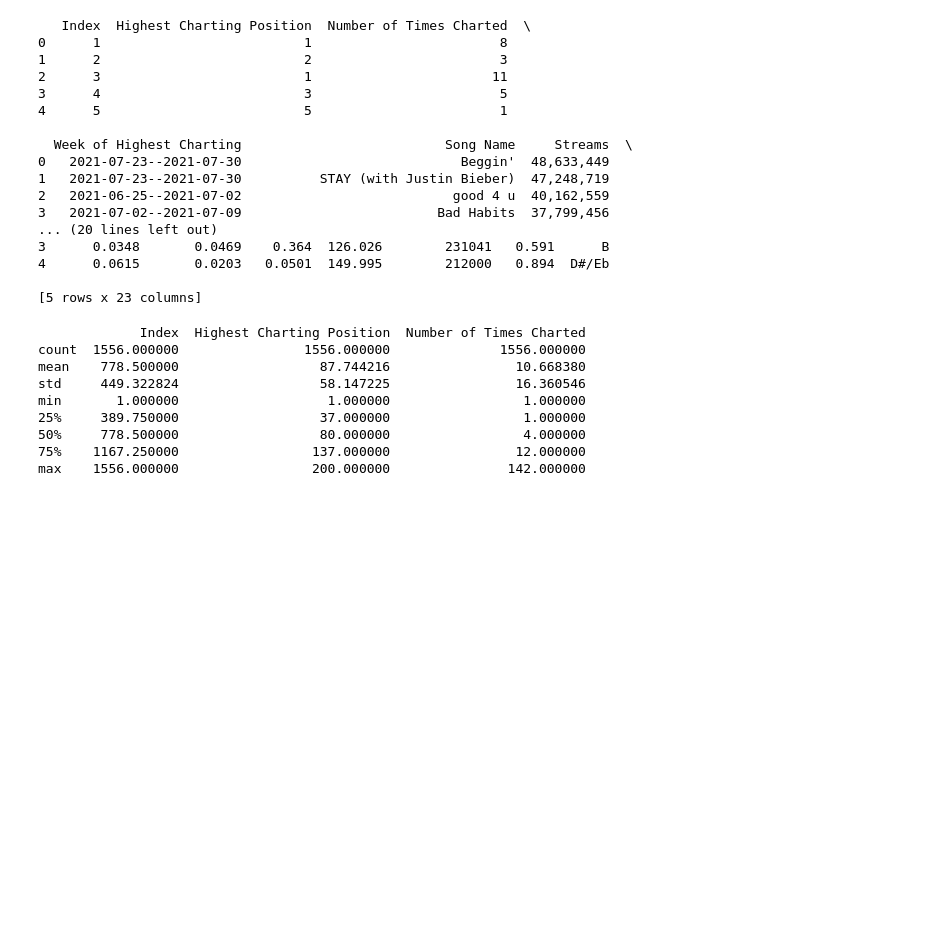
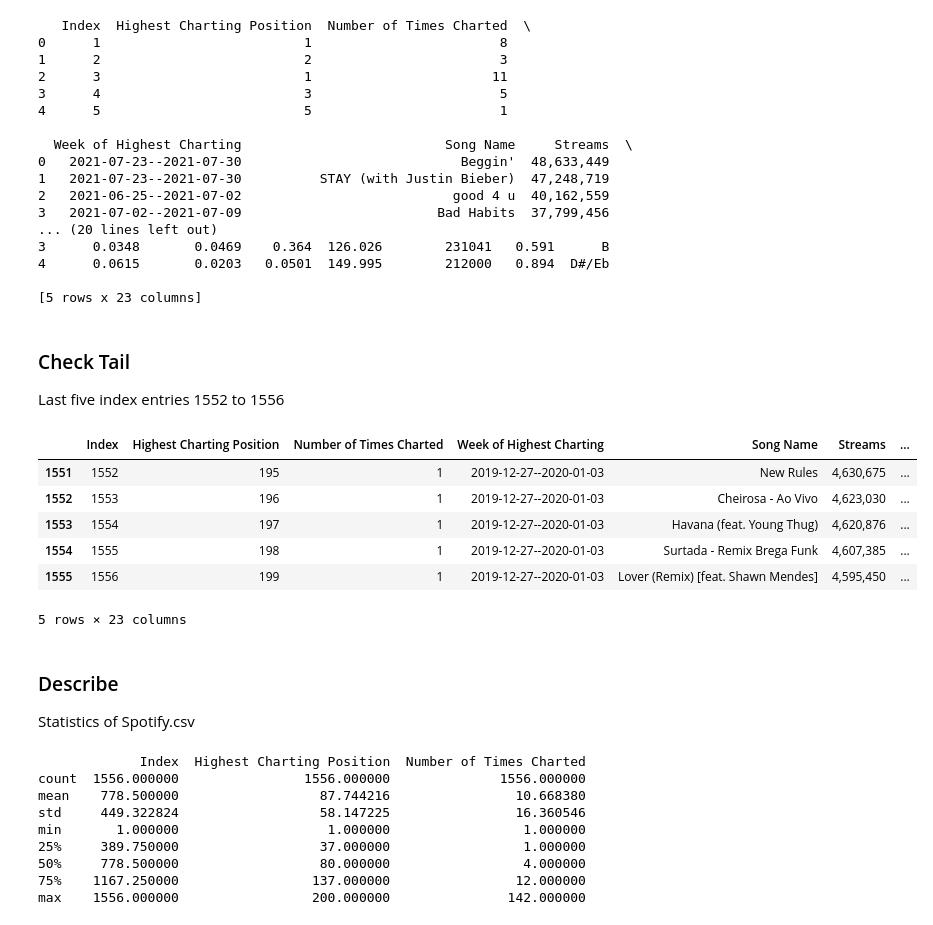
Before and after one commit to cyeef/Data-Science-Portfolio-C21-, a Jupyter notebook: Projects/Project-4/Spotify.Description.for.Students.ipynb, the cells around one changed output. Drawn from its saved outputs; the diff is of its cells as text; code cells hidden in the pictures; blank space fills up the shorter version.

```diff
--- a/Projects/Project-4/Spotify.Description.for.Students.ipynb
+++ b/Projects/Project-4/Spotify.Description.for.Students.ipynb
@@ -141,6 +161,23 @@ print(df.head())
 4      0.0615       0.0203   0.0501  149.995        212000   0.894  D#/Eb
 
 [5 rows x 23 columns]
+# %% [markdown]
+### Check Tail
+
+Last five index entries 1552 to 1556
+# %%
+df.tail()
+# %% [output]
+|  | Index | Highest Charting Position | Number of Times Charted | Week of Highest Charting | Song Name | Streams | ... |
+| 1551 | 1552 | 195 | 1 | 2019-12-27--2020-01-03 | New Rules | 4,630,675 | ... |
+| 1552 | 1553 | 196 | 1 | 2019-12-27--2020-01-03 | Cheirosa - Ao Vivo | 4,623,030 | ... |
+| 1553 | 1554 | 197 | 1 | 2019-12-27--2020-01-03 | Havana (feat. Young Thug) | 4,620,876 | ... |
+| 1554 | 1555 | 198 | 1 | 2019-12-27--2020-01-03 | Surtada - Remix Brega Funk | 4,607,385 | ... |
+| 1555 | 1556 | 199 | 1 | 2019-12-27--2020-01-03 | Lover (Remix) [feat. Shawn Mendes] | 4,595,450 | ... |
+5 rows × 23 columns
+# %% [markdown]
+### Describe
+Statistics of Spotify.csv
 # %%
 
 print(df.describe())
```
Also changed, not shown: parts of 59 cells of this notebook.
